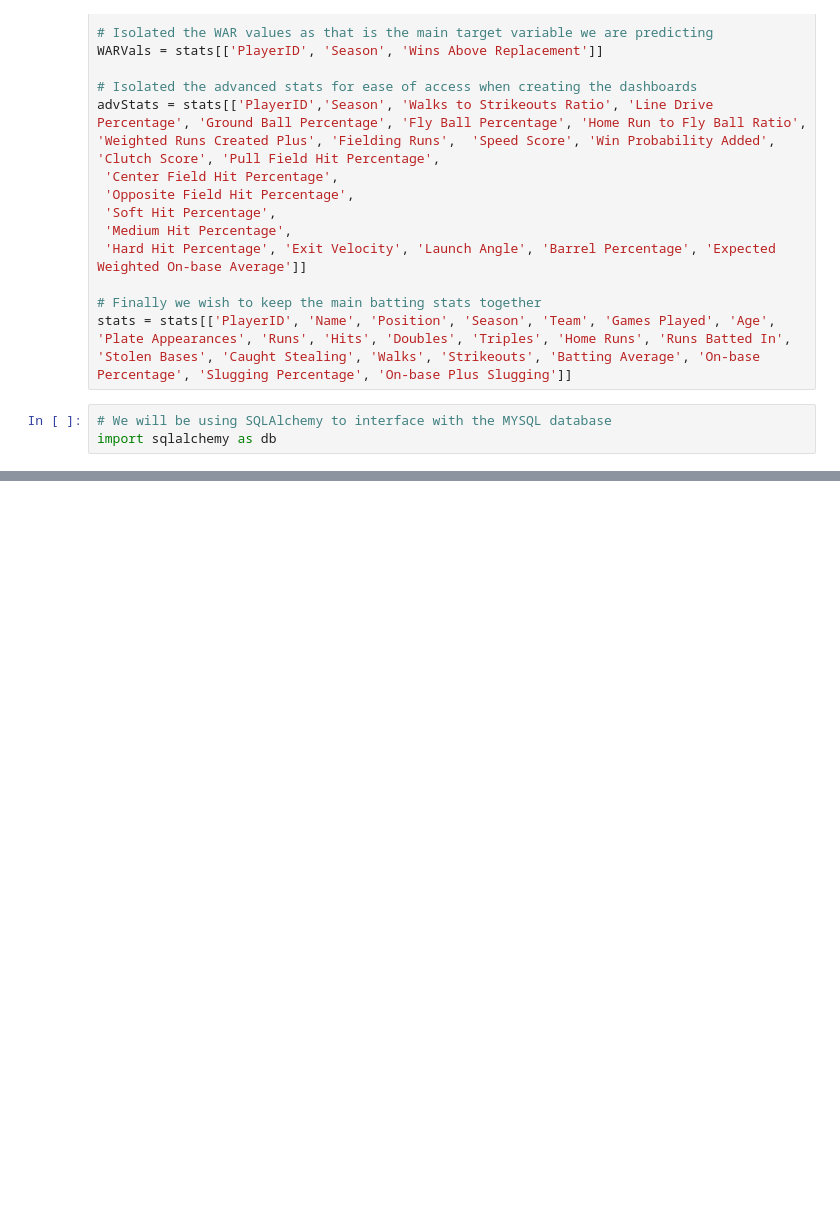
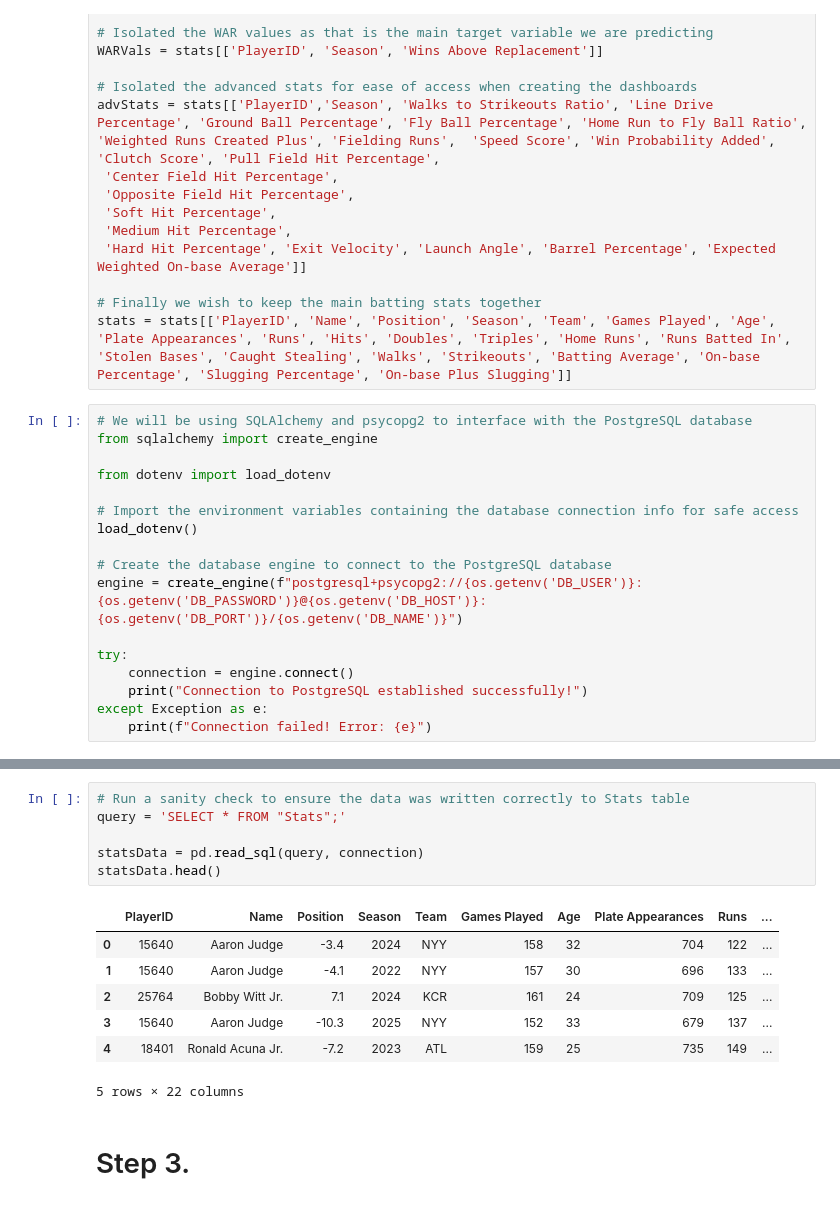
Before and after one commit to KyleDong03/MLB-War-Predictor, a Jupyter notebook: notebooks/Test Notebook.ipynb, the cells around one changed output, grey strips where cells are left out. Cells and saved outputs as stored; diff of their text form; blank space fills up the shorter version.

Commit message:
Created a way to insert the data into our postgresql database

```diff
--- a/notebooks/Test Notebook.ipynb
+++ b/notebooks/Test Notebook.ipynb
@@ -158,5 +158,19 @@ advStats = stats[['PlayerID','Season', 'Walks to Strikeouts Ratio', 'Line Drive
 # Finally we wish to keep the main batting stats together
 stats = stats[['PlayerID', 'Name', 'Position', 'Season', 'Team', 'Games Played', 'Age', 'Plate Appearances', 'Runs', 'Hits', 'Doubles', 'Triples', 'Home Runs', 'Runs Batted In', 'Stolen Bases', 'Caught Stealing', 'Walks', 'Strikeouts', 'Batting Average', 'On-base Percentage', 'Slugging Percentage', 'On-base Plus Slugging']]
 # %%
-# We will be using SQLAlchemy to interface with the MYSQL database
-import sqlalchemy as db
+# We will be using SQLAlchemy and psycopg2 to interface with the PostgreSQL database
+from sqlalchemy import create_engine
+
+from dotenv import load_dotenv
+
+# Import the environment variables containing the database connection info for safe access
+load_dotenv()
+
+# Create the database engine to connect to the PostgreSQL database
+engine = create_engine(f"postgresql+psycopg2://{os.getenv('DB_USER')}:{os.getenv('DB_PASSWORD')}@{os.getenv('DB_HOST')}:{os.getenv('DB_PORT')}/{os.getenv('DB_NAME')}")
+
+try:
+    connection = engine.connect()
+    print("Connection to PostgreSQL established successfully!")
+except Exception as e:
+    print(f"Connection failed! Error: {e}")
@@ -162,0 +229,16 @@ import sqlalchemy as db
+# %%
+# Run a sanity check to ensure the data was written correctly to Stats table
+query = 'SELECT * FROM "Stats";'
+
+statsData = pd.read_sql(query, connection)
+statsData.head()
+# %% [output]
+|  | PlayerID | Name | Position | Season | Team | Games Played | Age | Plate Appearances | Runs | ... |
+| 0 | 15640 | Aaron Judge | -3.4 | 2024 | NYY | 158 | 32 | 704 | 122 | ... |
+| 1 | 15640 | Aaron Judge | -4.1 | 2022 | NYY | 157 | 30 | 696 | 133 | ... |
+| 2 | 25764 | Bobby Witt Jr. | 7.1 | 2024 | KCR | 161 | 24 | 709 | 125 | ... |
+| 3 | 15640 | Aaron Judge | -10.3 | 2025 | NYY | 152 | 33 | 679 | 137 | ... |
+| 4 | 18401 | Ronald Acuna Jr. | -7.2 | 2023 | ATL | 159 | 25 | 735 | 149 | ... |
+5 rows × 22 columns
+# %% [markdown]
+# Step 3.
```
Also changed, not shown: parts of 6 cells of this notebook, 1 other file.
